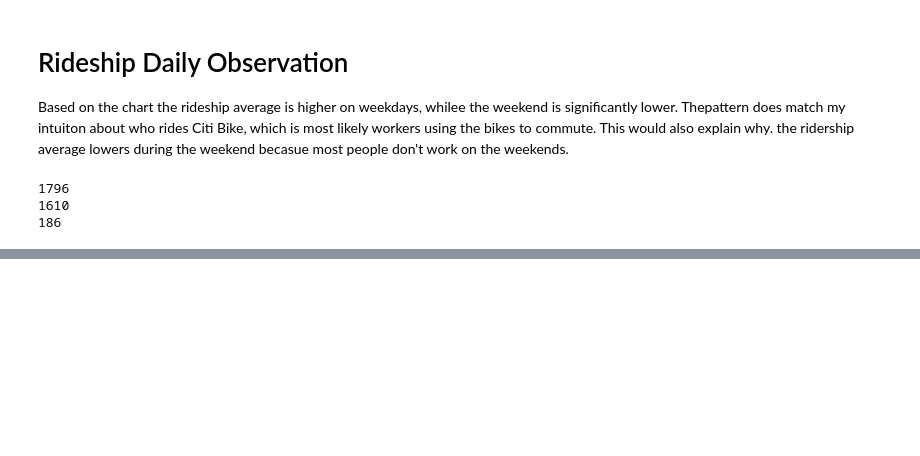
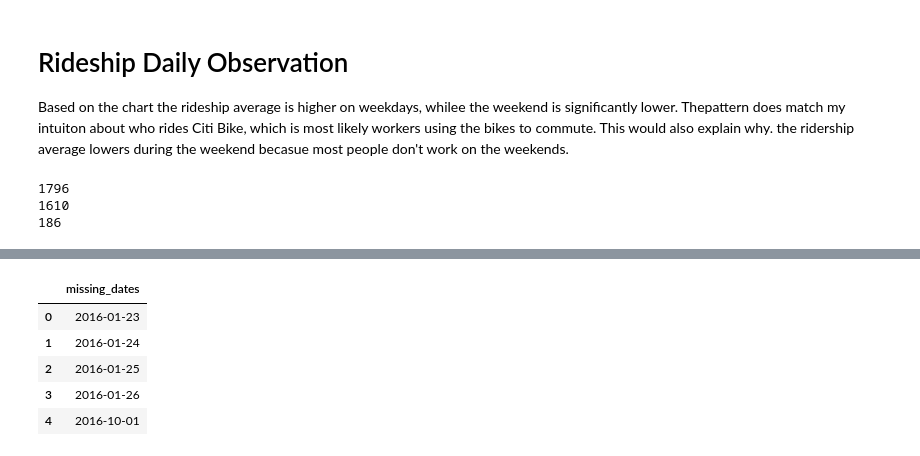
Before and after one commit to Sheryl122/citibike-ridership-model, a Jupyter notebook: code/eda.ipynb, the cells around one changed output, grey strips where cells are left out. Saved outputs shown, nothing was run; the diff lists cells and outputs as text; code cells hidden in the pictures; blank space fills up the shorter version.

```diff
--- a/code/eda.ipynb
+++ b/code/eda.ipynb
@@ -204,0 +226,9 @@ print(missing_days)
+# %%
+missing_df.head()
+# %% [output]
+|  | missing_dates |
+| 0 | 2016-01-23 |
+| 1 | 2016-01-24 |
+| 2 | 2016-01-25 |
+| 3 | 2016-01-26 |
+| 4 | 2016-10-01 |
```
Also changed, not shown: parts of 4 cells of this notebook.
